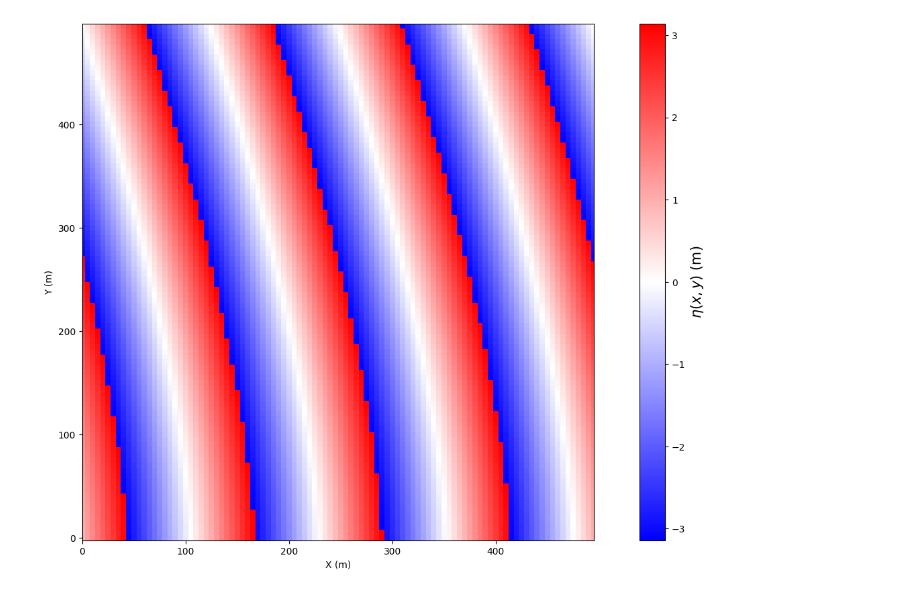
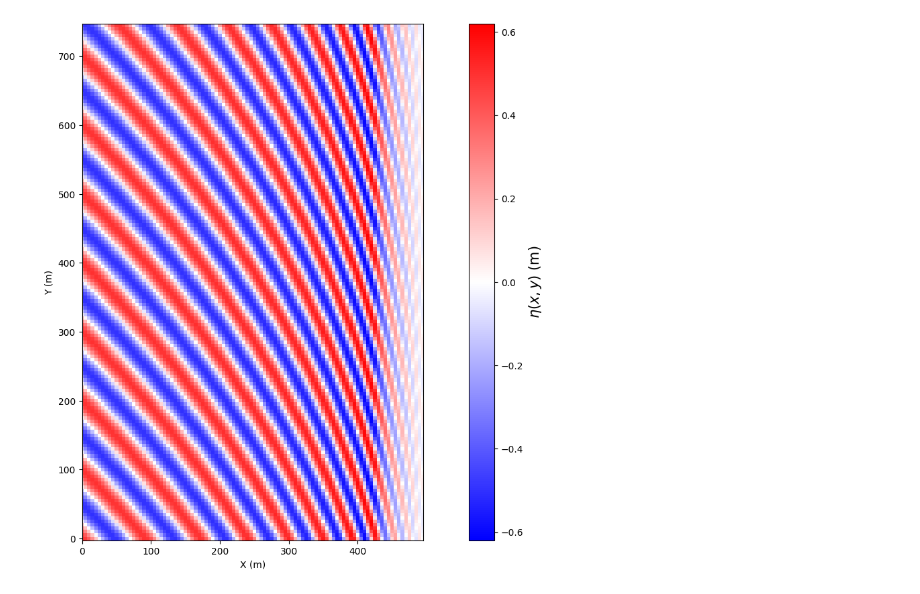
Before and after one commit to mqquiroz/ICH3424, a Jupyter notebook: Plane_Beach_Refdif_prueba2.ipynb, the cells around one changed output. Saved outputs shown, nothing was run; the diff lists cells and outputs as text; code cells hidden in the pictures.

```diff
--- a/Plane_Beach_Refdif_prueba2.ipynb
+++ b/Plane_Beach_Refdif_prueba2.ipynb
@@ -171,14 +174,0 @@ plt.show()
-# %%
-def dispersion(h,T,tol=1e-4):
-  g = 9.81 #gravedad (m/s2)
-  delta_c = 0.0001
-  f = 1/T
-  C = np.sqrt(g*h)
-  while True:
-    k = 2*np.pi*f/C
-    C = np.sqrt(g/k*np.tanh(k*h))
-    if delta_c*k/(2*np.pi*f) <= tol:
-      break
-  return C
-
-dispersion(0.1025,8)
@@ -277,5 +251,4 @@ from matplotlib import animation
 # %%
-##xxx = np.loadtxt('outdat.dat',skiprows=3).view(complex)
 list=[]
 with open('outdat.dat') as data:
     for line in data:
@@ -283,8 +256,8 @@ with open('outdat.dat') as data:
       list.append(line)
 
 ii = np.arange(3,203,2)
-phi = np.zeros((100,100), dtype=complex)
-fase = np.zeros((100,100))
+phi = np.zeros((150,100), dtype=complex)
+fase = np.zeros((150,100))
 
 for i in range(len(ii)):
   listoco =list[ii[i]].split(" ")
@@ -306,7 +279,7 @@ with open('outdat.dat') as data:
       list.append(line)
 
 ii = np.arange(2,200+2,2)
-fases = np.zeros((100,100))
+fases = np.zeros((100,150))
 
 for i in range(len(ii)):
   #print(list[ii[i]])
@@ -320,5 +293,5 @@ for i in range(len(ii)):
   #listoco[:] = [float(i) for i in listoco]
   #phi[:,i]  = listoco
 
-print(fases.T)
+print(fases)
 # %% [output]
@@ -344,7 +317,7 @@ with open('surface.dat') as data:
 
 ii = np.arange(3,203+2,2)
 
-surf = np.zeros((100,100))
+surf = np.zeros((150,100))
 
 for i in range(len(ii)-1):
   listoco =list[ii[i]].split(" ")
@@ -438,16 +370,15 @@ array([ 28.9152642 ,  22.92165541,  23.21123185,  17.21762476,
 # %%
 alto  = 10
 ancho = 17.5
 fig = plt.figure(figsize=(ancho, alto))
 
-#plt.pcolormesh(X,Y,surf,cmap='bwr')
-plt.pcolormesh(X,Y,np.flipud(np.angle(phi.T)),cmap='bwr')
+plt.pcolormesh(X,Y,surf,cmap='bwr')
 cbar = plt.colorbar()
 cbar.ax.set_ylabel('$\eta (x,y)$ (m)',fontsize=15)
 plt.gca().set_aspect('equal')
 plt.xlim(0,495)
 plt.xlabel('X (m)')
 plt.ylabel('Y (m)')
 plt.show()
 # %% [output]
-[figure, old version]
+[figure, new version]
```
Also changed, not shown: parts of 20 cells of this notebook.
